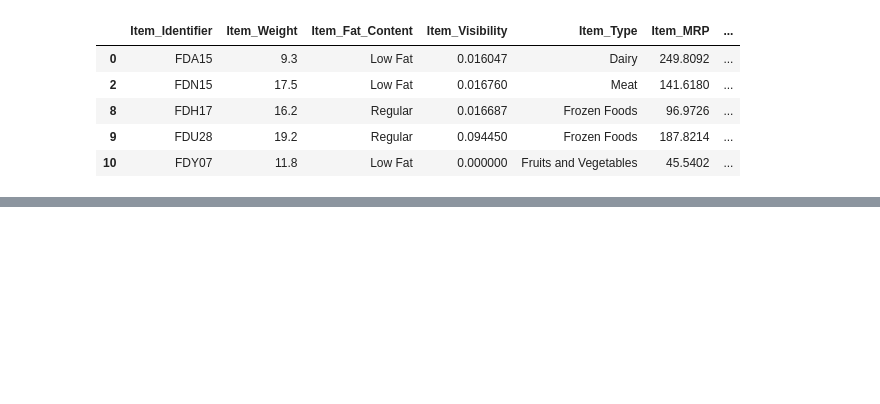
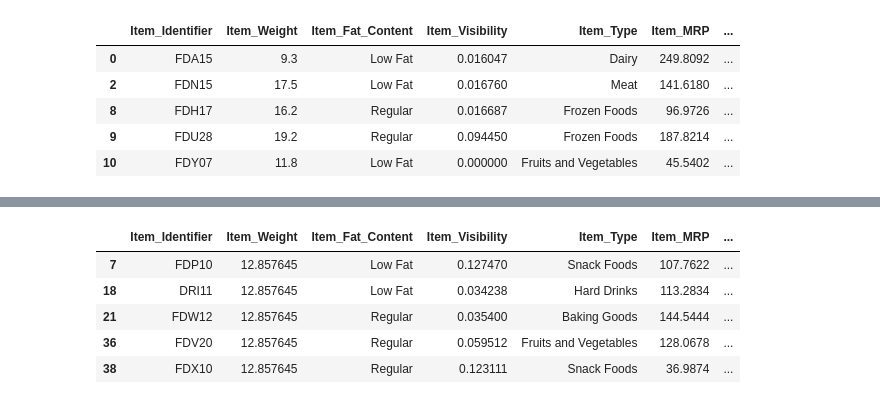
Before and after one commit to WilliamMejiaG/sales-predictions, a Jupyter notebook: Sales_predictions.ipynb, the cells around one changed output, grey strips where cells are left out. Drawn from its saved outputs; the diff is of its cells as text; code cells hidden in the pictures; blank space fills up the shorter version.

```diff
--- a/Sales_predictions.ipynb
+++ b/Sales_predictions.ipynb
@@ -240,0 +248,11 @@ df1.values
+# %%
+out_type_3 = df['Outlet_Type']=='Supermarket Type3'
+df3 = df.loc[out_size_1 & out_type_3,:]
+df3.head()
+# %% [output]
+|  | Item_Identifier | Item_Weight | Item_Fat_Content | Item_Visibility | Item_Type | Item_MRP | ... |
+| 7 | FDP10 | 12.857645 | Low Fat | 0.127470 | Snack Foods | 107.7622 | ... |
+| 18 | DRI11 | 12.857645 | Low Fat | 0.034238 | Hard Drinks | 113.2834 | ... |
+| 21 | FDW12 | 12.857645 | Regular | 0.035400 | Baking Goods | 144.5444 | ... |
+| 36 | FDV20 | 12.857645 | Regular | 0.059512 | Fruits and Vegetables | 128.0678 | ... |
+| 38 | FDX10 | 12.857645 | Regular | 0.123111 | Snack Foods | 36.9874 | ... |
```
Also changed, not shown: parts of 11 cells of this notebook.
